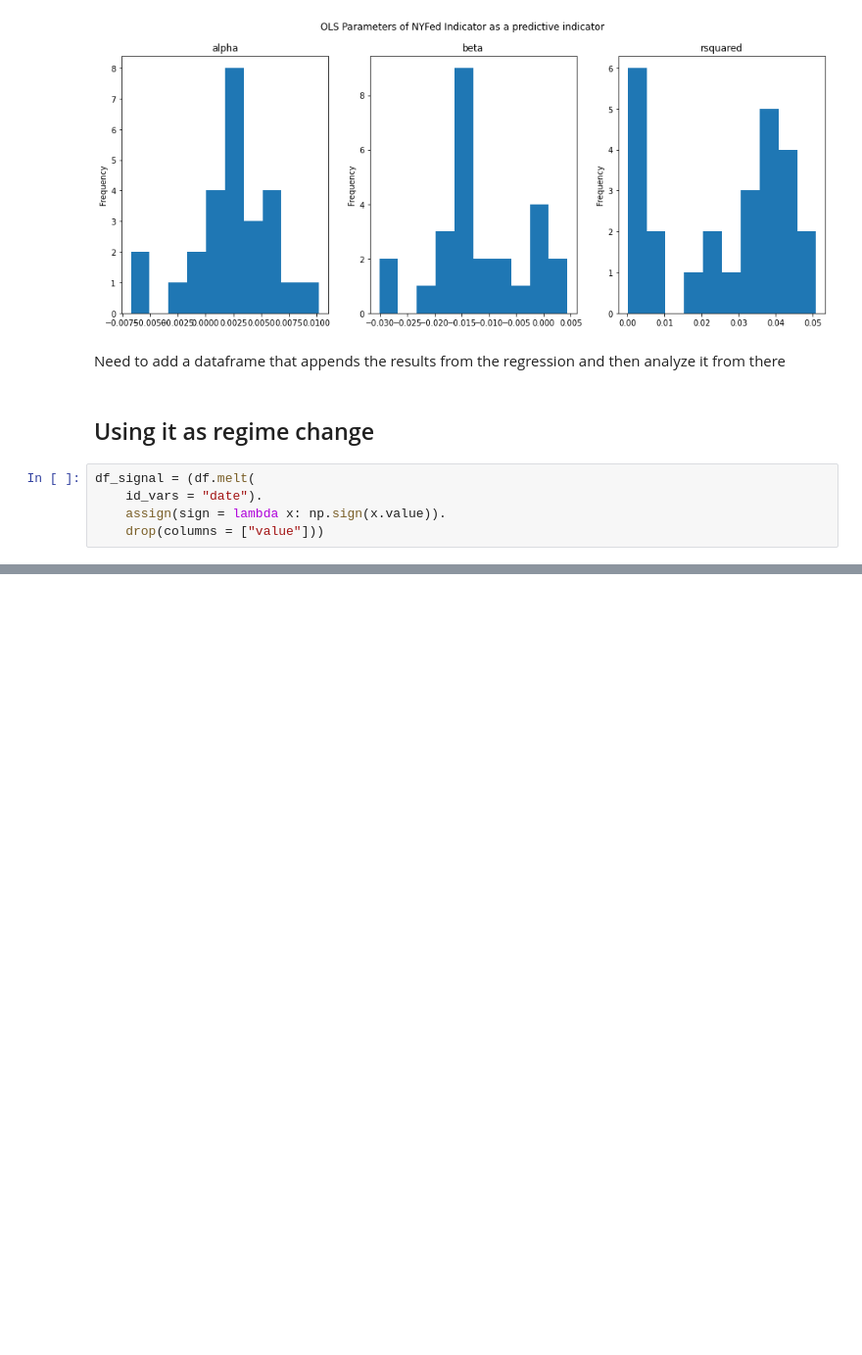
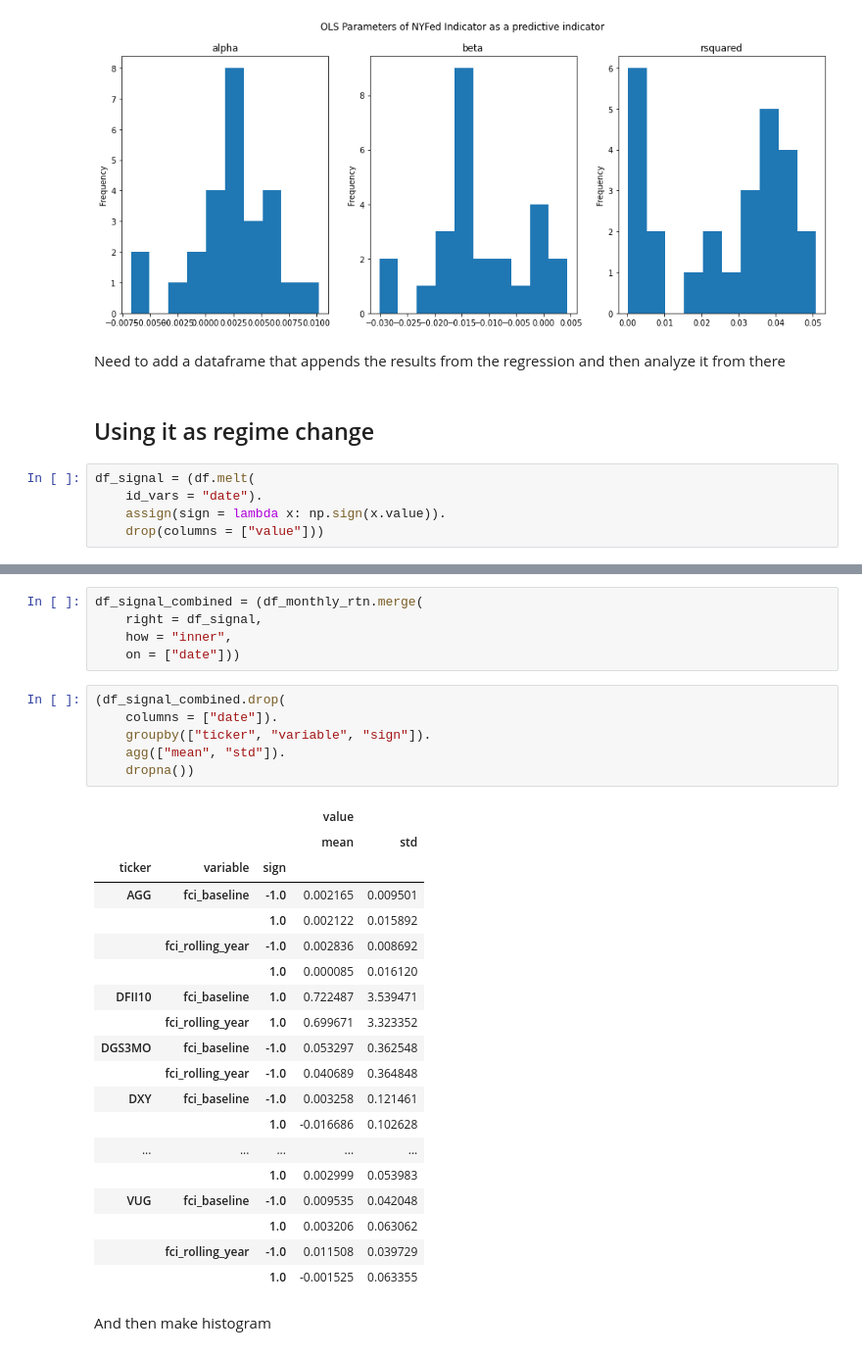
Before and after one commit to diegodalvarez/NYFedFinancialsCondition, a Jupyter notebook: model.ipynb, the cells around one changed output, grey strips where cells are left out. Shown: that part at 98% size. Saved outputs shown, nothing was run; the diff lists cells and outputs as text; blank space fills up the shorter version.

```diff
--- a/model.ipynb
+++ b/model.ipynb
@@ -415,0 +318,33 @@ plt.tight_layout()
+# %%
+df_signal_combined = (df_monthly_rtn.merge(
+    right = df_signal,
+    how = "inner",
+    on = ["date"]))
+# %%
+(df_signal_combined.drop(
+    columns = ["date"]).
+    groupby(["ticker", "variable", "sign"]).
+    agg(["mean", "std"]).
+    dropna())
+# %% [output]
+|  |  |  | value |  |
+|  |  |  | mean | std |
+| ticker | variable | sign |  |  |
+| AGG | fci_baseline | -1.0 | 0.002165 | 0.009501 |
+|  |  | 1.0 | 0.002122 | 0.015892 |
+|  | fci_rolling_year | -1.0 | 0.002836 | 0.008692 |
+|  |  | 1.0 | 0.000085 | 0.016120 |
+| DFII10 | fci_baseline | 1.0 | 0.722487 | 3.539471 |
+|  | fci_rolling_year | 1.0 | 0.699671 | 3.323352 |
+| DGS3MO | fci_baseline | -1.0 | 0.053297 | 0.362548 |
+|  | fci_rolling_year | -1.0 | 0.040689 | 0.364848 |
+| DXY | fci_baseline | -1.0 | 0.003258 | 0.121461 |
+|  |  | 1.0 | -0.016686 | 0.102628 |
+| ... | ... | ... | ... | ... |
+|  |  | 1.0 | 0.002999 | 0.053983 |
+| VUG | fci_baseline | -1.0 | 0.009535 | 0.042048 |
+|  |  | 1.0 | 0.003206 | 0.063062 |
+|  | fci_rolling_year | -1.0 | 0.011508 | 0.039729 |
+|  |  | 1.0 | -0.001525 | 0.063355 |
+# %% [markdown]
+And then make histogram
```
Also changed, not shown: parts of 18 cells of this notebook.
